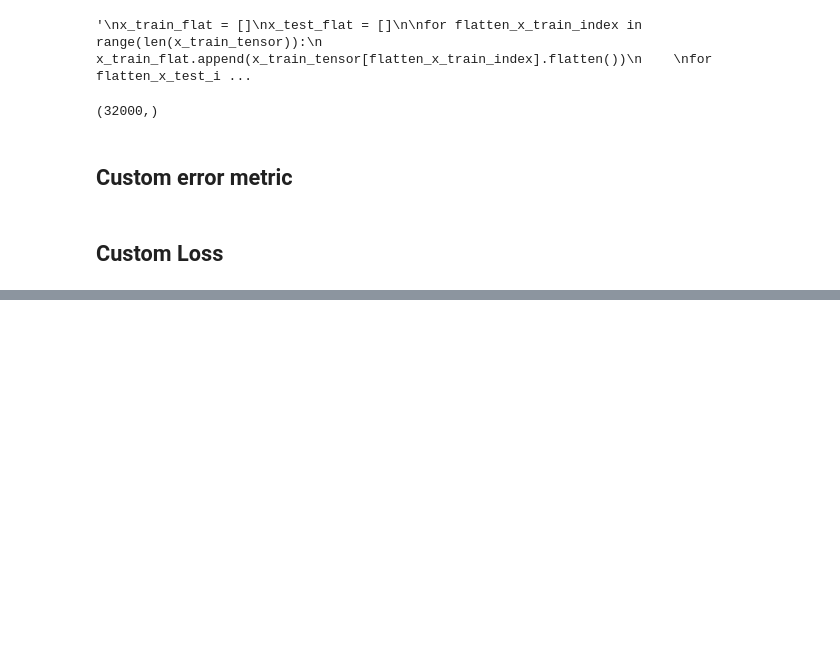
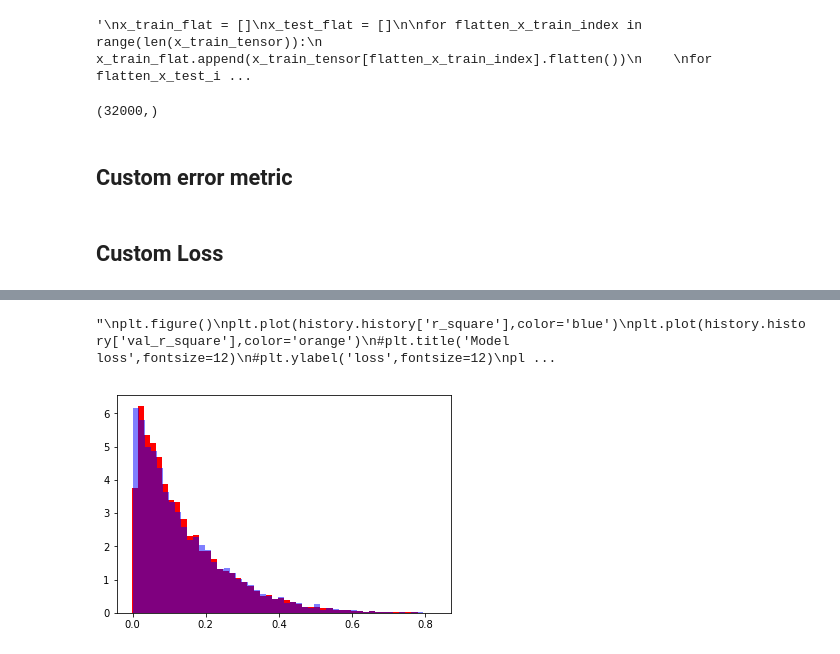
Before and after one commit to atareen/Regression-with-convolutional-neural-networks, a Jupyter notebook: Ann_RNAP_Seq_DeltaG_Regression.ipynb, the cells around one changed output, grey strips where cells are left out. Saved outputs shown, nothing was run; the diff lists cells and outputs as text; code cells hidden in the pictures; blank space fills up the shorter version.

```diff
--- a/Ann_RNAP_Seq_DeltaG_Regression.ipynb
+++ b/Ann_RNAP_Seq_DeltaG_Regression.ipynb
@@ -192,15 +190,15 @@ model = Sequential()
 model.add(Flatten())
 model.add(Dense(100, activation='relu',input_shape=(41,4)))
 model.add(Dropout(0.25))
-model.add(Dense(41, activation='relu'))
-model.add(Dropout(0.25))
+#model.add(Dense(41, activation='relu'))
+#model.add(Dropout(0.25))
 model.add(Dense(1, activation='linear'))
 
 #batch_size = 10000
 #nb_epoch = 20
 # %%
 #model.compile(loss='mean_absolute_error',optimizer=Adam(lr=0.00001), metrics=['accuracy'])
-model.compile(loss='mean_squared_error',optimizer=Adam(lr=0.0001), metrics=['mean_absolute_error',r_square])
+model.compile(loss='mean_squared_error',optimizer=Adam(lr=0.0001), metrics=['mean_absolute_error'])
 #model.compile(loss='mean_squared_error',optimizer=Adam(lr=0.0001), metrics=['mean_absolute_error'])
 # %%
 #history = model.fit(x_train_flat, y_train, validation_split=0.2, epochs=25)  # starts training
@@ -246,5 +248,5 @@ plt.show()
 # %%
-
+'''
 plt.figure()
 plt.plot(history.history['r_square'],color='blue')
 plt.plot(history.history['val_r_square'],color='orange')
@@ -254,16 +256,21 @@ plt.xlabel('epoch',fontsize=12)
 plt.legend(['train', 'validation'])
 #plt.savefig('Write_up/model_loss.png')
 plt.show()
+'''
+# %% [output]
+"\nplt.figure()\nplt.plot(history.history['r_square'],color='blue')\nplt.plot(history.history['val_r_square'],color='orange')\n#plt.title('Model loss',fontsize=12)\n#plt.ylabel('loss',fontsize=12)\npl ...
 # %%
 #model_prediction = model.predict(x_test_flat)
 model_prediction = model.predict(x_test_tensor)
 # %%
 y_test = np.array(y_test).reshape(-1,1)
 # %%
-plt.hist(model_prediction,color='r',density=True,bins=20)
-plt.hist(y_test,color='b',alpha=0.5,density=True,bins=20)
+plt.hist(model_prediction,color='r',density=True,bins=50)
+plt.hist(y_test,color='b',alpha=0.5,density=True,bins=50)
 #plt.hist(model_prediction,bins=100,color='b',alpha=0.5)
 plt.show()
+# %% [output]
+[figure, added]
 # %%
 plt.scatter(y_test,model_prediction,alpha=0.5)
 plt.xlabel('Test Label')
```
Also changed, not shown: parts of 19 cells of this notebook.
